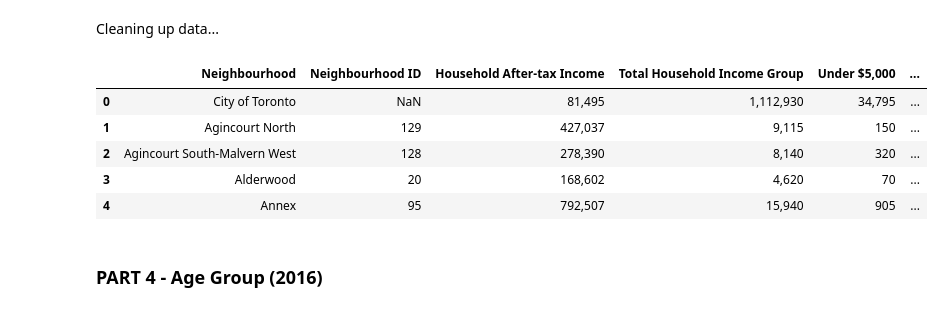
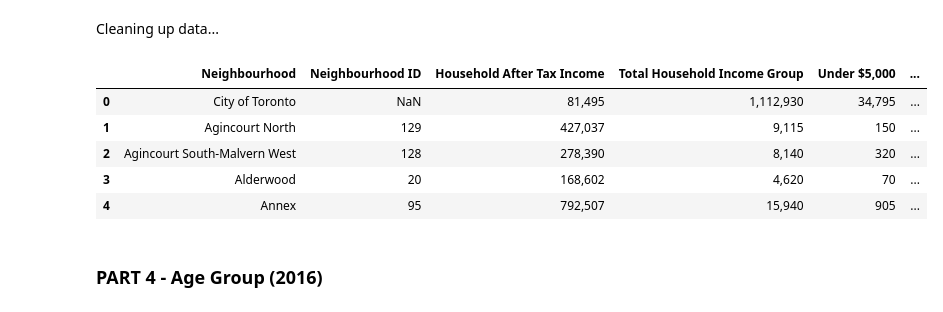
Before and after one commit to rnlclngpilar/SOFE3720-FinalProject, a Jupyter notebook: Final_Project_Clustering_Neighbourhoods.ipynb, the cells around one changed output. Saved outputs shown, nothing was run; the diff lists cells and outputs as text; code cells hidden in the pictures.

```diff
--- a/Final_Project_Clustering_Neighbourhoods.ipynb
+++ b/Final_Project_Clustering_Neighbourhoods.ipynb
@@ -394,33 +394,34 @@ Cleaning up data...
 # %%
 # Drop irrelevant columns
 income_data.rename(columns={'Characteristic':'Neighbourhood'}, inplace=True)
 # Set index and Transpose
 income_data=income_data.set_index('Neighbourhood').T
 income_data.reset_index(inplace = True)
 # Re-order columns
 income_data.columns = ['Neighbourhood',
                         'Neighbourhood ID',
-                        'Household After-tax Income',
+                        'Household After Tax Income',
                         'Total Household Income Group',
                         'Under $5,000',
                         '$5,000 to $9,999',
                         '$10,000 to $14,999',
                         '$20,000 to $24,999',
                         '$25,000 to $29,999',
                         '$30,000 to $34,999',
                         '$35,000 to $39,999',
                         '$40,000 to $44,999',
                         '$45,000 to $49,999',
                         '$50,000 to $59,999',
                         '$60,000 to $69,999',
                         '$70,000 to $79,999',
                         '$80,000 to $89,999',
                         '$90,000 to $99,999',
                         '$100,000 and over']
 # Set Neighbourhood ID and Unemployment Rate to numeric type
+
 income_data.head()
 # %% [output]
-|  | Neighbourhood | Neighbourhood ID | Household After-tax Income | Total Household Income Group | Under $5,000 | ... |
+|  | Neighbourhood | Neighbourhood ID | Household After Tax Income | Total Household Income Group | Under $5,000 | ... |
 | 0 | City of Toronto | NaN | 81,495 | 1,112,930 | 34,795 | ... |
 | 1 | Agincourt North | 129 | 427,037 | 9,115 | 150 | ... |
 | 2 | Agincourt South-Malvern West | 128 | 278,390 | 8,140 | 320 | ... |
```
Also changed, not shown: parts of 7 cells of this notebook.
